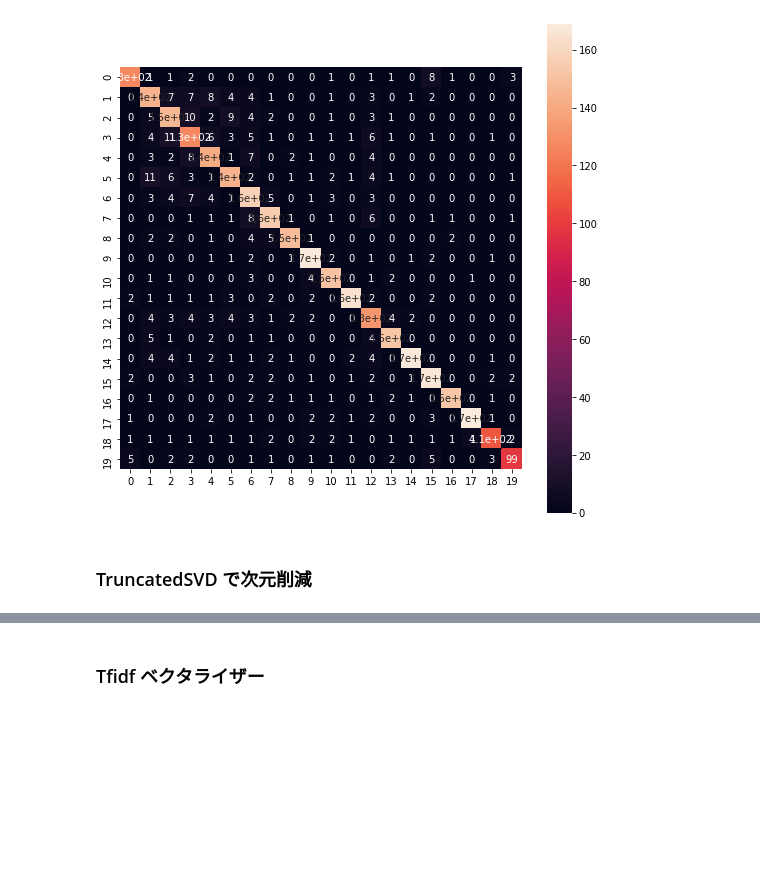
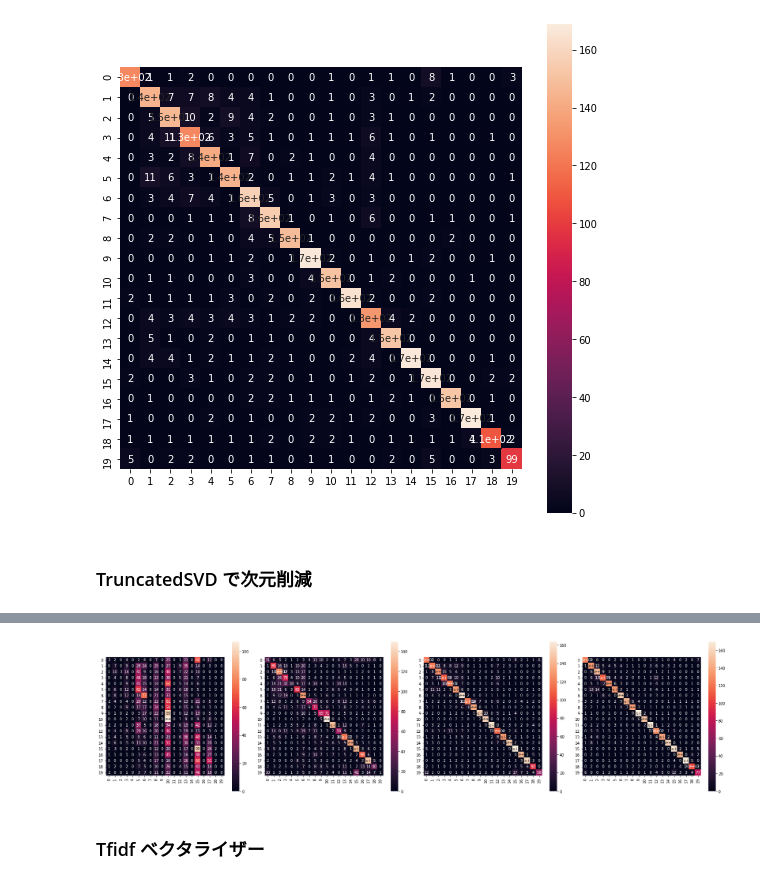
Before and after one commit to KJMAN678/nlp_classify, a Jupyter notebook: NLP.ipynb, the cells around one changed output, grey strips where cells are left out. Saved outputs shown, nothing was run; the diff lists cells and outputs as text; code cells hidden in the pictures; blank space fills up the shorter version.

Commit message:
add heatmap by n_components

```diff
--- a/NLP.ipynb
+++ b/NLP.ipynb
@@ -97,15 +109,24 @@ sns.heatmap(pd.DataFrame(confusion_matrix(y_test, y_pred)), annot=True,  square=
 vec_count = CountVectorizer()
 train = vec_count.fit_transform(df["text"])
 
-for i in [10,  100,  500, 1000]:
+param_list = [10,  100,  500, 1000]
+
+plt.figure(figsize=(24, 6))
+
+for i in range(len(param_list)):
     start = time.time()
 
-    svd = TruncatedSVD(n_components=i, random_state=SEED)
+    svd = TruncatedSVD(n_components=param_list[i], random_state=SEED)
     feature = svd.fit_transform(train)
     X_train, X_test, y_train, y_test = train_test_split(feature, df["test_num"], test_size=TEST_RATE, random_state=SEED)
     model = linear_model.RidgeClassifier()
     model.fit(X_train, y_train)
     y_pred = model.predict(X_test)
     print(f"n_components:{i},  f1スコア {f1_score(y_test, y_pred, average = 'micro')}")
-    print(f"n_components:{i} elapsed_time:{time.time() - start}[sec]")
+    print(f"elapsed_time:{round((time.time() - start), 1)}[sec]")
+
+    plt.subplot(1, 4, i+1)
+    sns.heatmap(pd.DataFrame(confusion_matrix(y_test, y_pred)), annot=True,  square=True)
+
+plt.tight_layout()
 # %% [output]
@@ -120,3 +141,4 @@ n_components:1000 elapsed_time:71.8913516998291[sec]
+[figure, added]
 # %% [markdown]
 ### Tfidf ベクタライザー
 # %%
```
Also changed, not shown: parts of 5 cells of this notebook.
